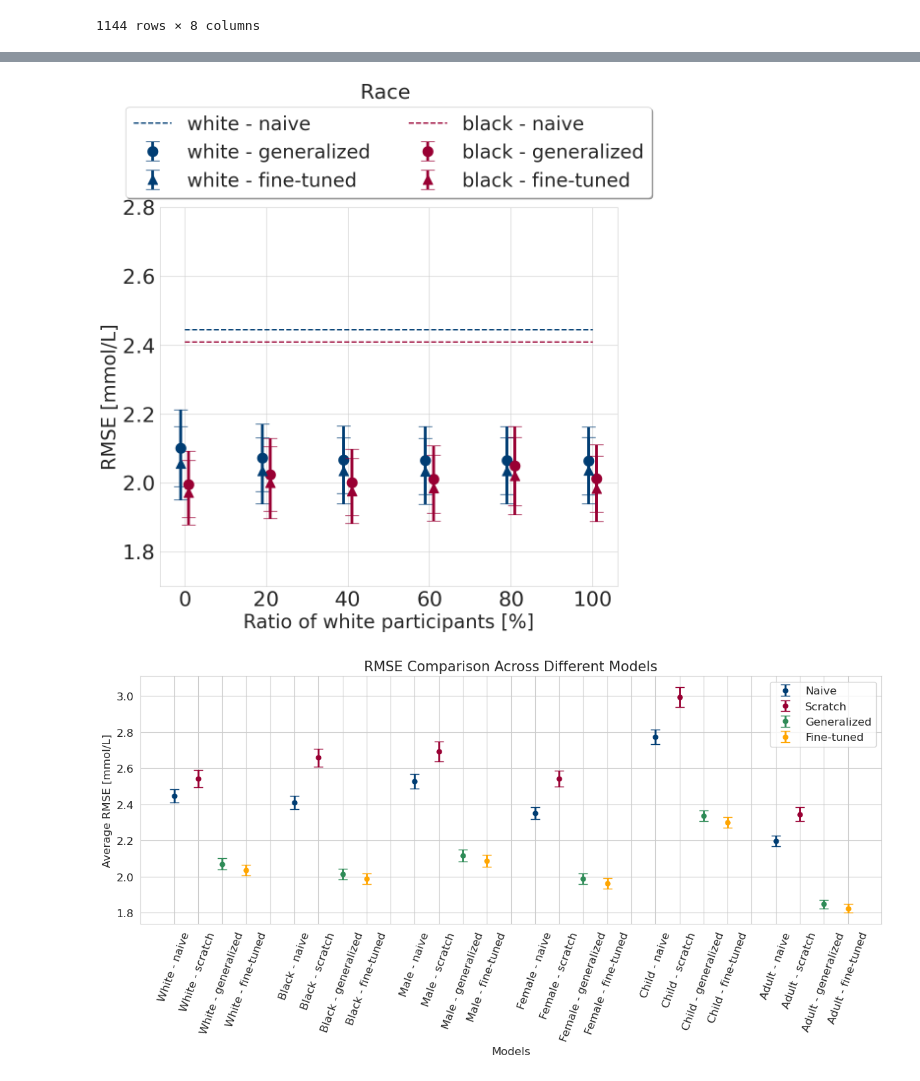
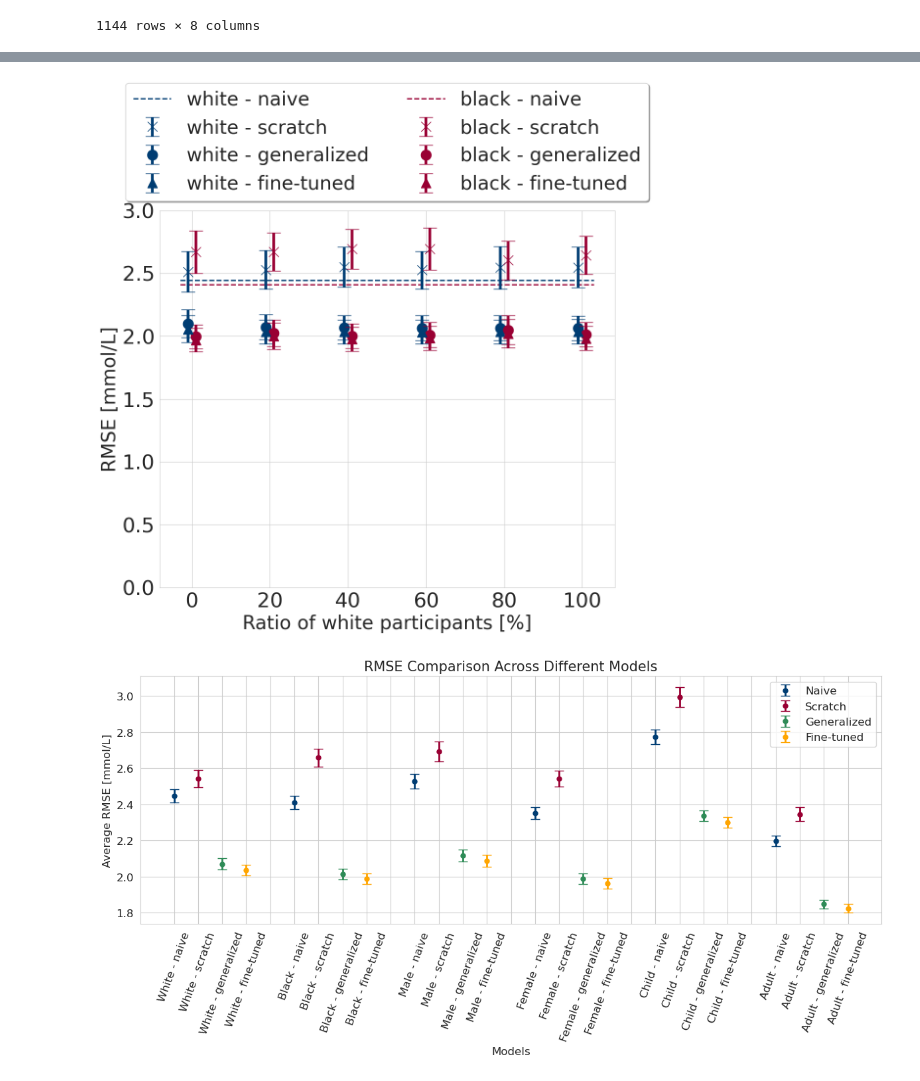
Before and after one commit to hulmanlab/jchr_racial_diff, a Jupyter notebook: scripts/3_2_plot_results.ipynb, the cells around one changed output, grey strips where cells are left out. Drawn from its saved outputs; the diff is of its cells as text; code cells hidden in the pictures.

```diff
--- a/scripts/3_2_plot_results.ipynb
+++ b/scripts/3_2_plot_results.ipynb
@@ -219,6 +281,8 @@ rmse_col_gr2 = df_gr2_filtered['rmse_base']
 rmse_col_tl_gr1 = df_gr1_filtered['rmse_tl']
 rmse_col_tl_gr2 = df_gr2_filtered['rmse_tl']
 
+rmse_col_single_gr1=df_gr1_filtered['rmse_single']
+rmse_col_single_gr2=df_gr2_filtered['rmse_single']
 
 gr1_color = "#003d73"
 gr2_color = "#990033"
@@ -244,6 +308,13 @@ y_group1_CI95_u_tl = df_stats_gr1['rmse_tl_95p_CI_Upper']
 y_group2_CI95_l_tl = df_stats_gr2['rmse_tl_95p_CI_Lower']
 y_group2_CI95_u_tl = df_stats_gr2['rmse_tl_95p_CI_Upper']
 
+y_group1_single = df_stats_gr1['rmse_single_mean']
+y_group2_single = df_stats_gr2['rmse_single_mean']
+y_group1_CI95_l_single = df_stats_gr1['rmse_single_95p_CI_Lower']
+y_group1_CI95_u_single = df_stats_gr1['rmse_single_95p_CI_Upper']
+y_group2_CI95_l_single = df_stats_gr2['rmse_single_95p_CI_Lower']
+y_group2_CI95_u_single = df_stats_gr2['rmse_single_95p_CI_Upper']
+
 
 if column == 'age':
     offset = 0
@@ -255,6 +326,9 @@ x_values_gr2 = df_stats_gr2['ratio'] + offset
 x_tl_values_gr1 = df_stats_gr1['ratio'] - offset
 x_tl_values_gr2 = df_stats_gr2['ratio'] + offset
 
+x_single_values_gr1 = df_stats_gr1['ratio'] - offset
+x_single_values_gr2 = df_stats_gr2['ratio'] + offset
+
 
 # Calculate the errors from the means to the confidence interval limits
 yerr_group1 = [y_group1 - y_group1_CI95_l, y_group1_CI95_u - y_group1]
@@ -263,34 +337,41 @@ yerr_group2 = [y_group2 - y_group2_CI95_l, y_group2_CI95_u - y_group2]
 yerr_group1_tl = [y_group1_tl - y_group1_CI95_l_tl, y_group1_CI95_u_tl - y_group1_tl]
 yerr_group2_tl = [y_group2_tl - y_group2_CI95_l_tl, y_group2_CI95_u_tl - y_group2_tl]
 
+yerr_group1_single = [y_group1_single - y_group1_CI95_l_single, y_group1_CI95_u_single - y_group1_single]
+yerr_group2_single = [y_group2_single - y_group2_CI95_l_single, y_group2_CI95_u_single - y_group2_single]
+
 y_value_gr1 = df_results1['rmse_naive_mean'].iloc[0]  # The y-value where you want to draw the horizontal line
 y_value_gr2 = df_results2['rmse_naive_mean'].iloc[0]  # The y-value where you want to draw the horizontal line
 
 my_einwidth = 4
 
 # # Plot the single means with error bars
-line1, = plt.plot([0, 100], [y_value_gr1, y_value_gr1], color=gr1_color, linestyle='--', linewidth=2)#, label=f'Group 1 - naive ({round(y_value_gr1, 2)})')
+line1, = plt.plot([-3, 103], [y_value_gr1, y_value_gr1], color=gr1_color, linestyle='--', linewidth=2)#, label=f'Group 1 - naive ({round(y_value_gr1, 2)})')
 # plt.fill_between([0, 100], y_value_gr1, y_value_gr1, color=gr1_color, linestyle='--', linewidth=2, label=f'Group 1 - naive ({round(y_value_gr1, 2)})', alpha=1)
 
 # plt.axhline(y=y_value_gr1, color=gr1_color, linestyle='--', linewidth=2, label=f'{group1} - naive ({round(y_value_gr1,2)})', zorder=1)
 err1 = plt.errorbar(x=x_values_gr1, y=y_group1, yerr=yerr_group1, fmt=marker1, color=gr1_color, capsize=10, markersize=15, elinewidth=my_einwidth, zorder=2) # label=f'{group1} - generalized', elinewidth=10, markersize=15, capthick=10)
 err2 = plt.errorbar(x=x_tl_values_gr1, y=y_group1_tl, yerr=yerr_group1_tl, fmt=marker2, color=gr1_color, capsize=10, markersize=15, elinewidth=my_einwidth, zorder=3) # , label=f'{group1} - fine-tuned'
+err5 = plt.errorbar(x=x_single_values_gr1, y=y_group1_single, yerr=yerr_group1_single, fmt=marker3, color=gr1_color, capsize=10, markersize=15, elinewidth=my_einwidth, zorder=4) # label=f'{group1} - generalized', elinewidth=10, markersize=15, capthick=10)
 # plt.fill_between([0, 100], y_value_gr2, y_value_gr2, color=gr2_color, linestyle='--', linewidth=2, label=f'Group 2 - naive ({round(y_value_gr2, 2)})', alpha=1)
 
 # # repeat for group 2
 # Plot horizontal lines using plot
-line2, = plt.plot([0, 100], [y_value_gr2, y_value_gr2], color=gr2_color, linestyle='--', linewidth=2)# , label=f'Group 2 - naive ({round(y_value_gr2, 2)})')
+line2, = plt.plot([-3, 103], [y_value_gr2, y_value_gr2], color=gr2_color, linestyle='--', linewidth=2)# , label=f'Group 2 - naive ({round(y_value_gr2, 2)})')
 # plt.axhline(y=y_value_gr2, color=gr2_color, linestyle='--', linewidth=2, label=f'{group2} - naive ({round(y_value_gr2,2)})', zorder=1)
 err3 = plt.errorbar(x=x_values_gr2, y=y_group2, yerr=yerr_group2, fmt=marker1, color=gr2_color,  capsize=10, markersize=15, elinewidth=my_einwidth, zorder=2) # label=f'{group2} - generalized', elinewidth=10, markersize=14, capthick=10)
 err4 = plt.errorbar(x=x_tl_values_gr2, y=y_group2_tl, yerr=yerr_group2_tl, fmt=marker2, color=gr2_color, capsize=10, markersize=15, elinewidth=my_einwidth, zorder=3) #  label=f'{group2} - fine-tuned',
+err6 = plt.errorbar(x=x_single_values_gr2, y=y_group2_single, yerr=yerr_group2_single, fmt=marker3, color=gr2_color, capsize=10, markersize=15, elinewidth=my_einwidth, zorder=4) # label=f'{group1} - generalized', elinewidth=10, markersize=15, capthick=10)
+
+
 # Custom legend order
 handles = [
-    line1, err1, err2,
-    line2, err3, err4
+    line1, err5, err1, err2,
+    line2, err6, err3, err4
 ]
 labels = [
-    f'{group1} - naive', f'{group1} - generalized', f'{group1} - fine-tuned',
-    f'{group2} - naive', f'{group2} - generalized', f'{group2} - fine-tuned'
+    f'{group1} - naive',  f'{group1} - scratch', f'{group1} - generalized', f'{group1} - fine-tuned',
+    f'{group2} - naive',  f'{group2} - scratch', f'{group2} - generalized', f'{group2} - fine-tuned'
 ]
 plt.legend(handles=handles, labels=labels, loc='lower center', bbox_to_anchor=(0.5, 1), ncol=2, fancybox=True, shadow=True, fontsize='28')
 
@@ -300,42 +381,42 @@ plt.legend(handles=handles, labels=labels, loc='lower center', bbox_to_anchor=(0
 # plt.legend(loc='upper left', bbox_to_anchor=(1,1), fontsize='20')#, title="RMSE",title_fontsize='25')
 # # plt.legend(loc='lower center', bbox_to_anchor=(0.5, 1), ncol=2, fancybox=True, shadow=True, fontsize='28') # this was the last one I used!!!!!!!!
 # plt.title(f'{file_name}: \n Mean RMSE and 95%CI', fontsize=30)
-my_pad = 160
+my_pad = 165
 if column == 'age':
     plt.title(f'Age ', fontsize=30, pad=my_pad)#(n = 82 children & 123 adults)\n group - model', fontsize=30, pad=160)#'Root Mean-Squared Errors with 95% CIs', fontsize=30, pad= 120)
 elif column == 'race':
     plt.title(f'Race ',fontsize=30, pad=my_pad)#(n = 101 whites & 104 blacks)\n group - model', fontsize=30, pad=160)#'Root Mean-Squared Errors with 95% CIs', fontsize=30, pad= 120)
 else:
     plt.title(f'Sex ', fontsize=30, pad=my_pad)#(n = 88 males & 117 females)\n group - model', fontsize=30, pad=160)#'Root Mean-Squared Errors with 95% CIs', fontsize=30, pad= 120)
 
 # plt.suptitle('group - model', fontsize=30, va='center')
 plt.xlabel(f'Ratio of {group1} participants [%]', fontsize=28)
 plt.ylabel('RMSE [mmol/L]', fontsize=28)
 plt.tick_params(axis='both', which='major', labelsize=30)
-plt.ylim(bottom=1.7)
-plt.ylim(top=2.8)
+plt.ylim(bottom=0)
+plt.ylim(top=3)
 # plt.xticks(df_stats_gr1['ratio'])
 # plt.text(53, 0.2, 'Average RMSEs across all ratios \n(mean[95% CI] mmol/L)\n     Before fine-tuning\n        White: 2.81[2.76, 2.85]\n        Black: 2.71[2.65, 2.77]\n     After fine-tuning\n        White: 2.06[2.04, 2.09]\n        Black: 2.00[1.98, 2.03]', fontsize=18,
 #          bbox=dict(facecolor='lightgray', alpha=0.5, edgecolor='black', boxstyle='round,pad=1'))
 # plt.ylim(0, 3.5)
 
 
 
 # Show the plot
 # Get current axes
 
 # plt.savefig(f'../results/processed_data/3_1_calculated_ressults/3_1_calculated_results_v6_{column}.png', dpi=600, format='png')  # Save as high-resolution PNG file
 
 #plt.show()
 
 y_diff1 = y_group1-y_group1_tl
 y_diff2 = y_diff1.mean()
 
 
 y_diff3 = y_group2-y_group2_tl
 y_diff4 = y_diff3.mean()
 # %% [output]
-[figure, old version]
+[figure, new version]
 # %%
 ## Plot to compare to baseline
 
```
Also changed, not shown: parts of 11 cells of this notebook, 2 other files.
